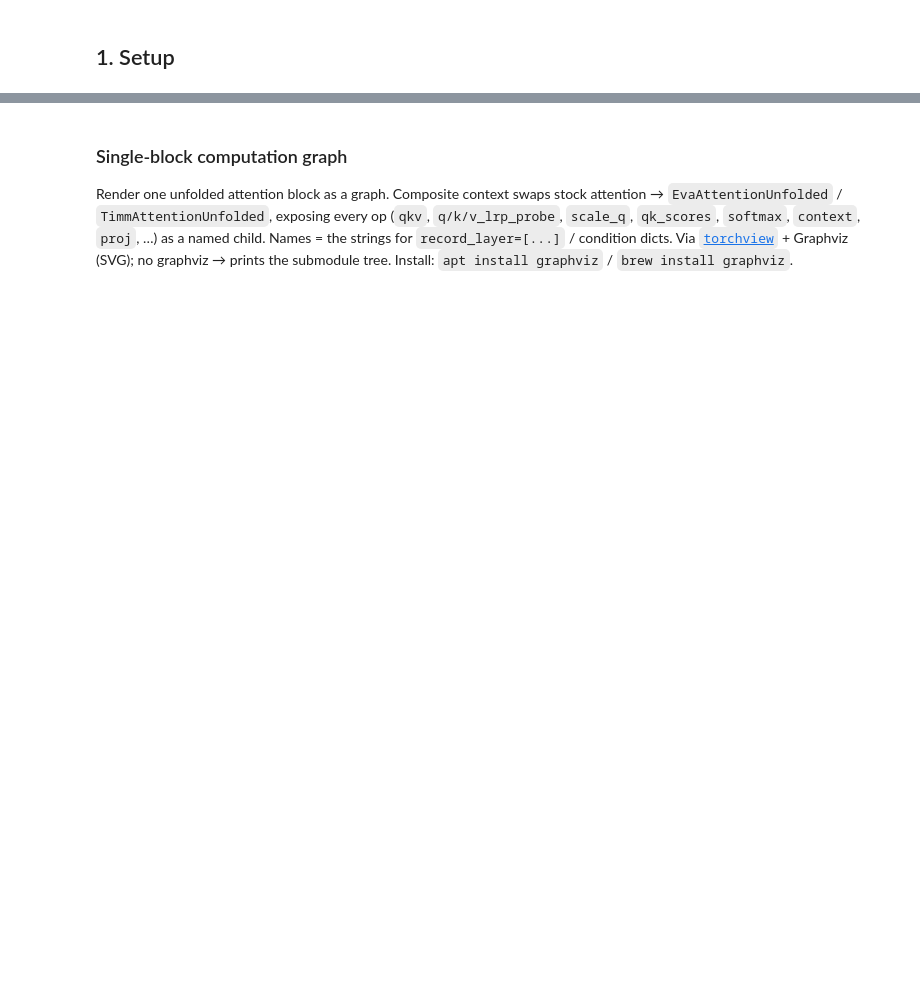
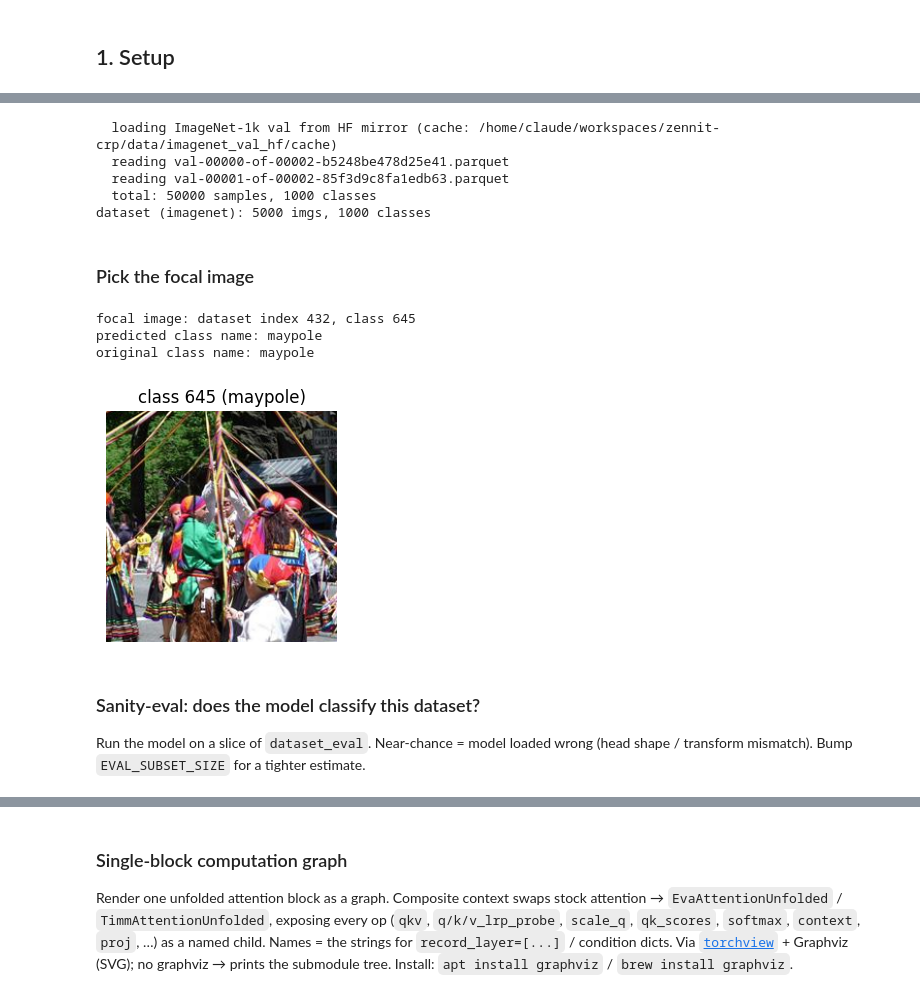
Before and after one commit to RationAI/zennit-crp, a Jupyter notebook: tutorials/vit_crp/walkthrough.ipynb, the cells around one changed output, grey strips where cells are left out. Saved outputs shown, nothing was run; the diff lists cells and outputs as text; code cells hidden in the pictures; blank space fills up the shorter version.

```diff
--- a/tutorials/vit_crp/walkthrough.ipynb
+++ b/tutorials/vit_crp/walkthrough.ipynb
@@ -413,0 +136,60 @@ composite_lxt: 6 canonizers, 13 layer_map entries
+# %%
+# ImageNet always constructs the FULL 50k val split; for an interactive
+# walkthrough subsample a per-class pool AFTER construction (deterministic,
+# seed=0). Drop the subsample line to index the full split in section 5 —
+# that is what the gallery does.
+dataset = load_eval_dataset(DATASET, transform)
+if DATASET == 'imagenet':
+    dataset.subsample(5)   # 5 per class → 5000 imgs
+dataset_eval = dataset
+print(f'dataset ({DATASET}): {len(dataset)} imgs, {dataset.num_classes} classes')
+# %% [output]
+  loading ImageNet-1k val from HF mirror (cache: /home/claude/workspaces/zennit-crp/data/imagenet_val_hf/cache)
+  reading val-00000-of-00002-b5248be478d25e41.parquet
+  reading val-00001-of-00002-85f3d9c8fa1edb63.parquet
+  total: 50000 samples, 1000 classes
+dataset (imagenet): 5000 imgs, 1000 classes
+# %% [markdown]
+### Pick the focal image
+# %%
+from timm.data import ImageNetInfo
+
+IN1K_INFO = ImageNetInfo()
+
+stride = max(1, len(dataset) // 30)
+focal_image = focal_class = focal_index = None
+for i in range(100, len(dataset), stride):
+    x_, y_ = dataset[i]
+    x_dev = x_.unsqueeze(0).to(DEVICE)
+    with torch.no_grad():
+        pred = model(normalize(x_dev)).argmax(-1).item()
+    if pred == int(y_):
+        focal_image = x_dev.detach().requires_grad_(True)
+        focal_class = pred
+        focal_index = i
+        break
+if focal_image is None:
+    raise RuntimeError(
+        f'No correctly-classified sample found in first {len(dataset)//stride} '
+        f'strided samples — check model/dataset compatibility.'
+    )
+
+print(f'focal image: dataset index {focal_index}, class {focal_class}')
+predicted_class_name = IN1K_INFO.index_to_description(focal_class)
+original_class_name = IN1K_INFO.index_to_description(int(dataset[focal_index][1]))
+print(f'predicted class name: {predicted_class_name}')
+print(f'original class name: {original_class_name}')
+
+fig, ax = plt.subplots(1, 1, figsize=(3, 3))
+ax.imshow(focal_image[0].detach().cpu().permute(1, 2, 0).numpy()); ax.axis('off')
+ax.set_title(f'class {focal_class} ({predicted_class_name})')
+plt.show()
+# %% [output]
+focal image: dataset index 432, class 645
+predicted class name: maypole
+original class name: maypole
+[figure, added]
+# %% [markdown]
+### Sanity-eval: does the model classify this dataset?
+
+Run the model on a slice of `dataset_eval`. Near-chance = model loaded wrong (head shape / transform mismatch). Bump `EVAL_SUBSET_SIZE` for a tighter estimate.
```
Also changed, not shown: parts of 41 cells of this notebook, 22 other files.
